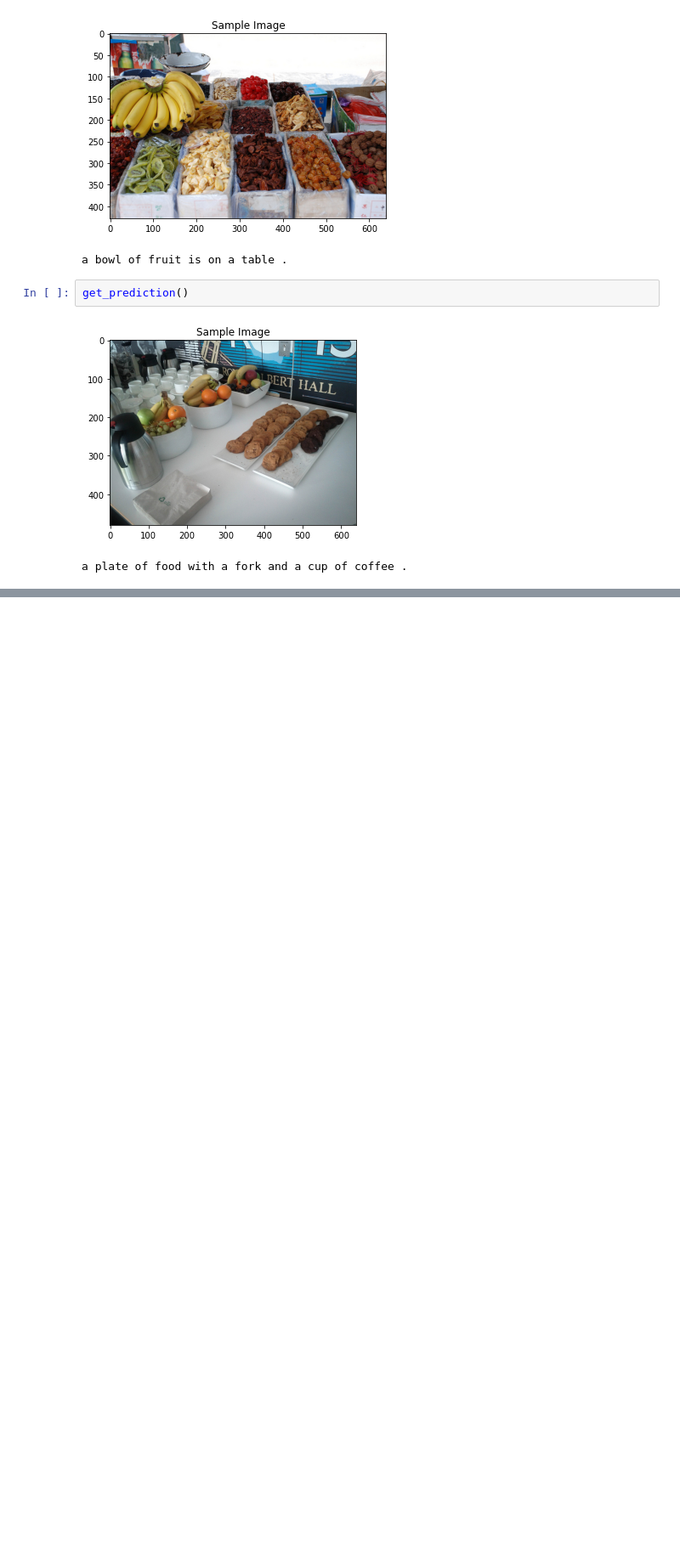
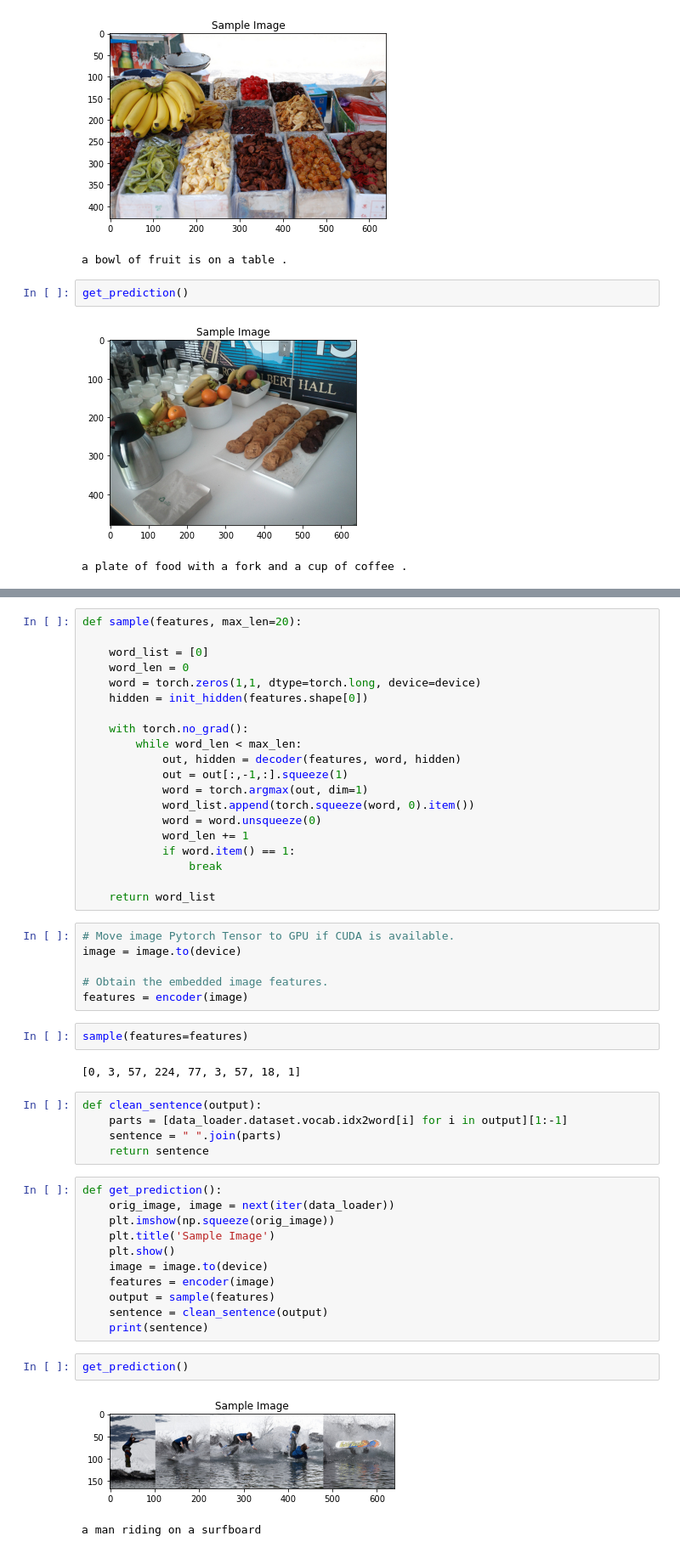
Before and after one commit to darkmatter18/Caption-AI, a Jupyter notebook: ImageCaptioning/3_Inference.ipynb, the cells around one changed output, grey strips where cells are left out. Shown at 85% size. Drawn from its saved outputs; the diff is of its cells as text; blank space fills up the shorter version.

Commit message:
feat: infarence part 2 in completed

```diff
--- a/ImageCaptioning/3_Inference.ipynb
+++ b/ImageCaptioning/3_Inference.ipynb
@@ -229,0 +245,51 @@ a plate of food with a fork and a cup of coffee .
+# %%
+def sample(features, max_len=20):
+
+    word_list = [0]
+    word_len = 0
+    word = torch.zeros(1,1, dtype=torch.long, device=device)
+    hidden = init_hidden(features.shape[0])
+
+    with torch.no_grad():
+        while word_len < max_len:
+            out, hidden = decoder(features, word, hidden)
+            out = out[:,-1,:].squeeze(1)
+            word = torch.argmax(out, dim=1)
+            word_list.append(torch.squeeze(word, 0).item())
+            word = word.unsqueeze(0)
+            word_len += 1
+            if word.item() == 1:
+                break
+
+    return word_list
+# %%
+# Move image Pytorch Tensor to GPU if CUDA is available.
+image = image.to(device)
+
+# Obtain the embedded image features.
+features = encoder(image)
+# %%
+sample(features=features)
+# %% [output]
+[0, 3, 57, 224, 77, 3, 57, 18, 1]
+# %%
+def clean_sentence(output):
+    parts = [data_loader.dataset.vocab.idx2word[i] for i in output][1:-1]
+    sentence = " ".join(parts)
+    return sentence
+# %%
+def get_prediction():
+    orig_image, image = next(iter(data_loader))
+    plt.imshow(np.squeeze(orig_image))
+    plt.title('Sample Image')
+    plt.show()
+    image = image.to(device)
+    features = encoder(image)
+    output = sample(features)
+    sentence = clean_sentence(output)
+    print(sentence)
+# %%
+get_prediction()
+# %% [output]
+[figure, added]
+a man riding on a surfboard
```
Also changed, not shown: parts of 5 cells of this notebook, 1 other file.
